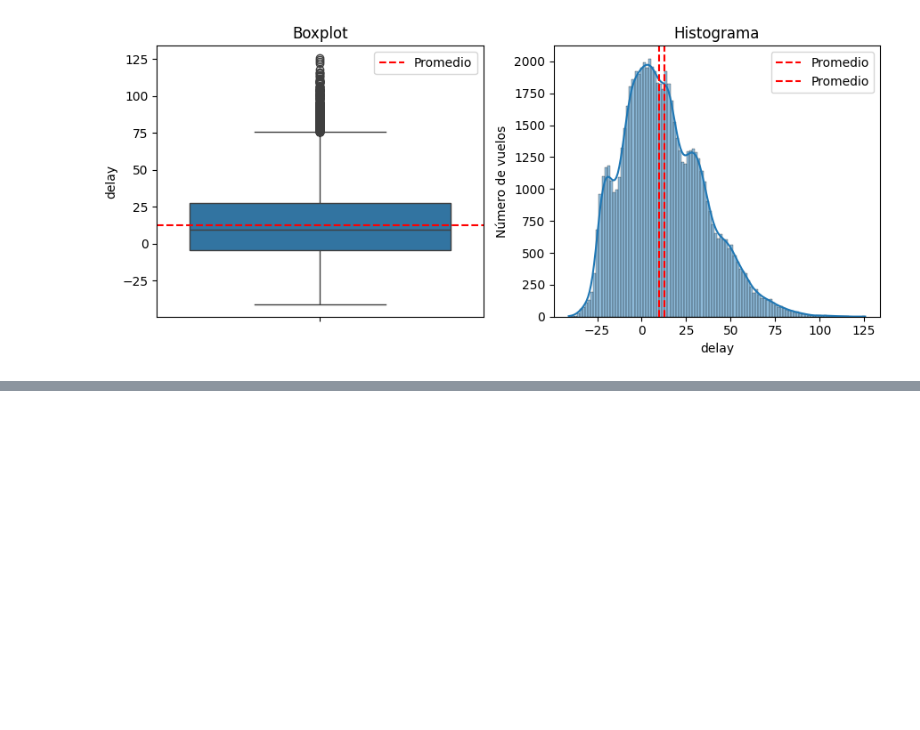
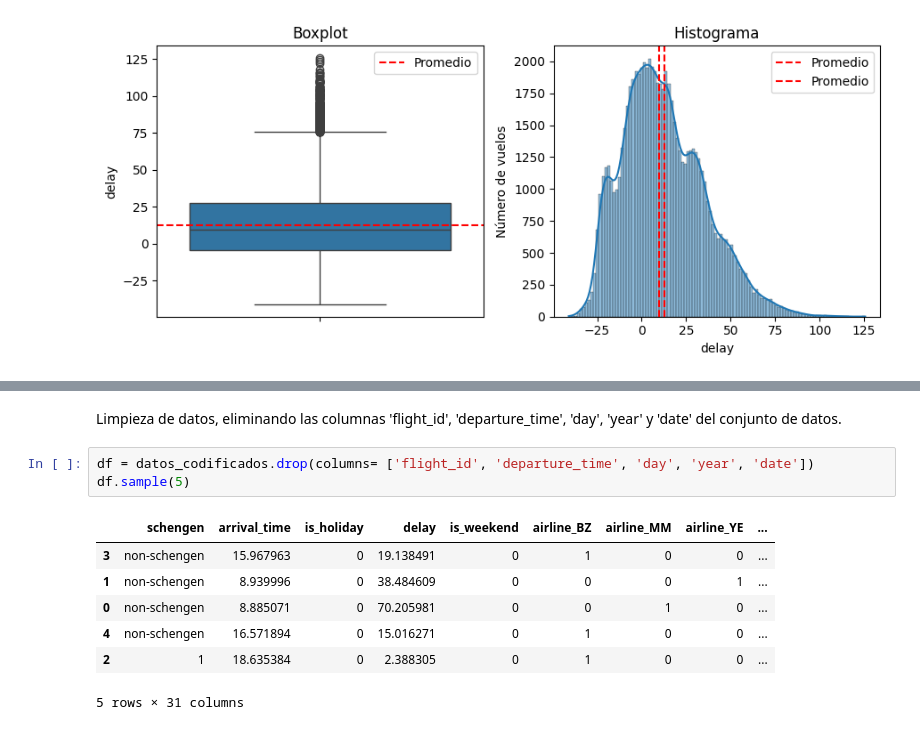
Before and after one commit to Zuzed22/Machine-Learning, a Jupyter notebook: IA_aumentada_previsión_atrasos_de_vuelos.ipynb, the cells around one changed output, grey strips where cells are left out. Cells and saved outputs as stored; diff of their text form; blank space fills up the shorter version.

```diff
--- a/IA_aumentada_previsión_atrasos_de_vuelos.ipynb
+++ b/IA_aumentada_previsión_atrasos_de_vuelos.ipynb
@@ -210,0 +322,13 @@ plt.show()
+# %% [markdown]
+Limpieza de datos, eliminando las columnas 'flight_id', 'departure_time', 'day', 'year' y 'date' del conjunto de datos.
+# %%
+df = datos_codificados.drop(columns= ['flight_id', 'departure_time', 'day', 'year', 'date'])
+df.sample(5)
+# %% [output]
+|  | schengen | arrival_time | is_holiday | delay | is_weekend | airline_BZ | airline_MM | airline_YE | ... |
+| 3 | non-schengen | 15.967963 | 0 | 19.138491 | 0 | 1 | 0 | 0 | ... |
+| 1 | non-schengen | 8.939996 | 0 | 38.484609 | 0 | 0 | 0 | 1 | ... |
+| 0 | non-schengen | 8.885071 | 0 | 70.205981 | 0 | 0 | 1 | 0 | ... |
+| 4 | non-schengen | 16.571894 | 0 | 15.016271 | 0 | 1 | 0 | 0 | ... |
+| 2 | 1 | 18.635384 | 0 | 2.388305 | 0 | 1 | 0 | 0 | ... |
+5 rows × 31 columns
```
Also changed, not shown: parts of 12 cells of this notebook.
